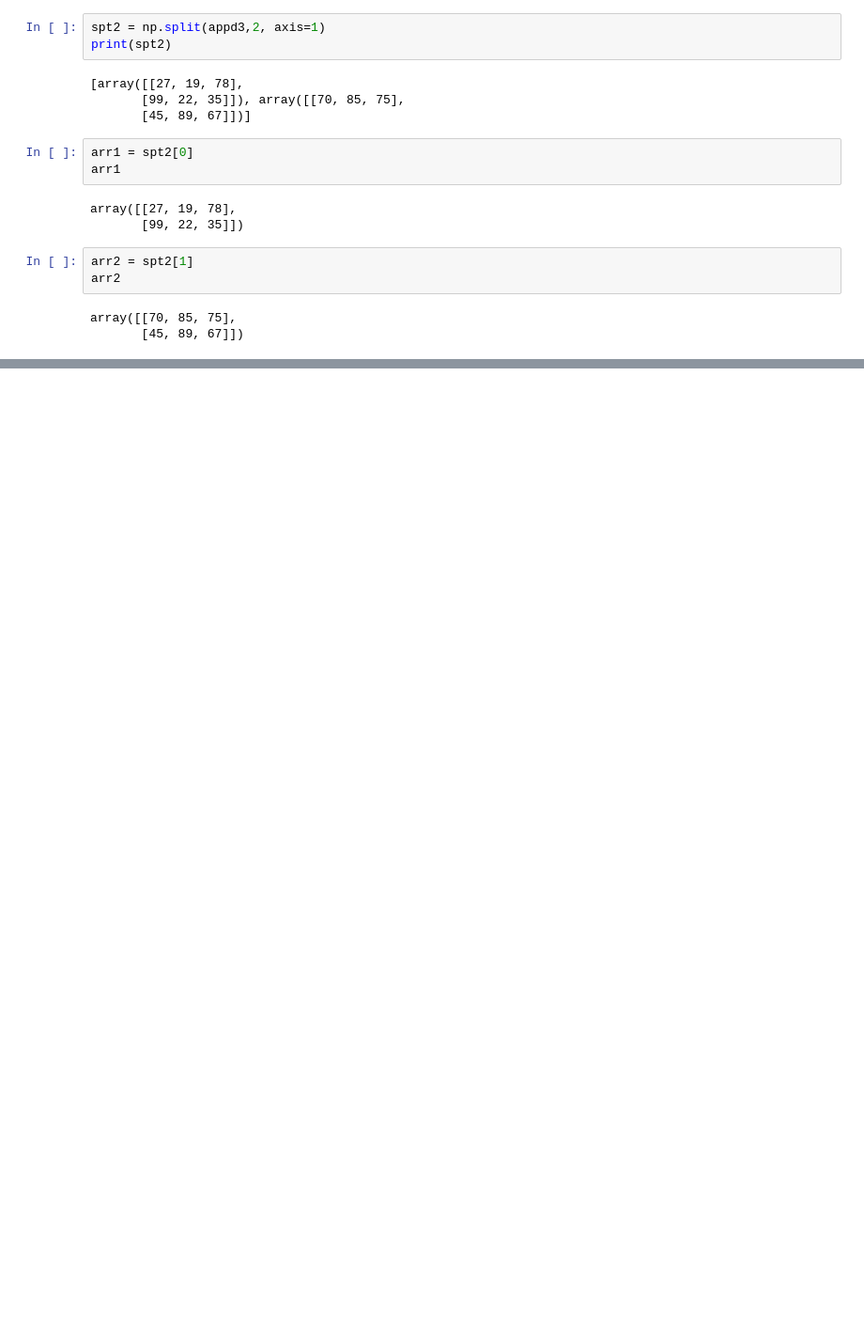
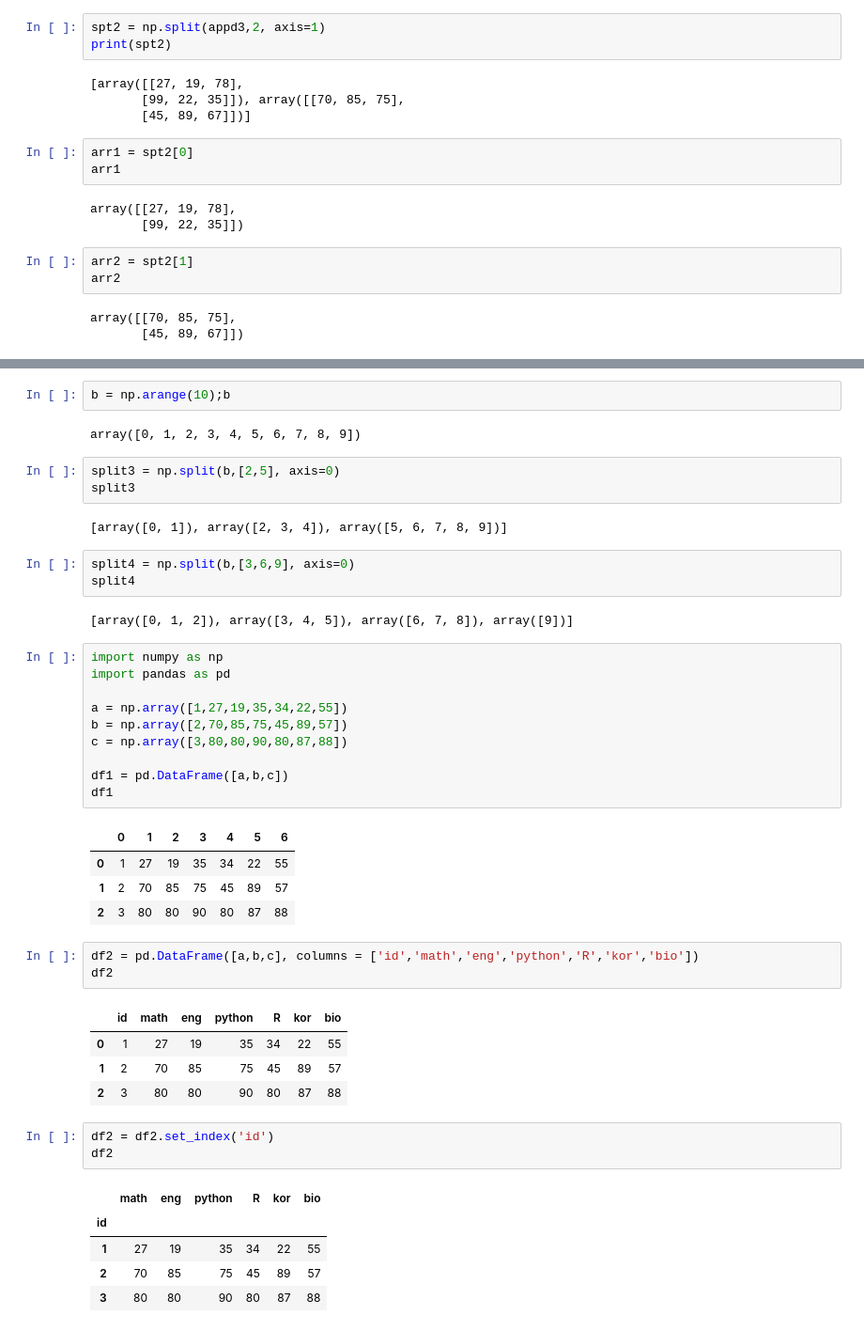
Before and after one commit to HongSeongMo/Bigdata_Analysis_Professional, a Jupyter notebook: 241009.ipynb, the cells around one changed output, grey strips where cells are left out. Shown at 94% size. Drawn from its saved outputs; the diff is of its cells as text; blank space fills up the shorter version.

```diff
--- a/241009.ipynb
+++ b/241009.ipynb
@@ -103,0 +147,46 @@ array([[70, 85, 75],
+# %%
+b = np.arange(10);b
+# %% [output]
+array([0, 1, 2, 3, 4, 5, 6, 7, 8, 9])
+# %%
+split3 = np.split(b,[2,5], axis=0)
+split3
+# %% [output]
+[array([0, 1]), array([2, 3, 4]), array([5, 6, 7, 8, 9])]
+# %%
+split4 = np.split(b,[3,6,9], axis=0)
+split4
+# %% [output]
+[array([0, 1, 2]), array([3, 4, 5]), array([6, 7, 8]), array([9])]
+# %%
+import numpy as np
+import pandas as pd
+
+a = np.array([1,27,19,35,34,22,55])
+b = np.array([2,70,85,75,45,89,57])
+c = np.array([3,80,80,90,80,87,88])
+
+df1 = pd.DataFrame([a,b,c])
+df1
+# %% [output]
+|  | 0 | 1 | 2 | 3 | 4 | 5 | 6 |
+| 0 | 1 | 27 | 19 | 35 | 34 | 22 | 55 |
+| 1 | 2 | 70 | 85 | 75 | 45 | 89 | 57 |
+| 2 | 3 | 80 | 80 | 90 | 80 | 87 | 88 |
+# %%
+df2 = pd.DataFrame([a,b,c], columns = ['id','math','eng','python','R','kor','bio'])
+df2
+# %% [output]
+|  | id | math | eng | python | R | kor | bio |
+| 0 | 1 | 27 | 19 | 35 | 34 | 22 | 55 |
+| 1 | 2 | 70 | 85 | 75 | 45 | 89 | 57 |
+| 2 | 3 | 80 | 80 | 90 | 80 | 87 | 88 |
+# %%
+df2 = df2.set_index('id')
+df2
+# %% [output]
+|  | math | eng | python | R | kor | bio |
+| id |  |  |  |  |  |  |
+| 1 | 27 | 19 | 35 | 34 | 22 | 55 |
+| 2 | 70 | 85 | 75 | 45 | 89 | 57 |
+| 3 | 80 | 80 | 90 | 80 | 87 | 88 |
```
Also changed, not shown: parts of 3 cells of this notebook.
